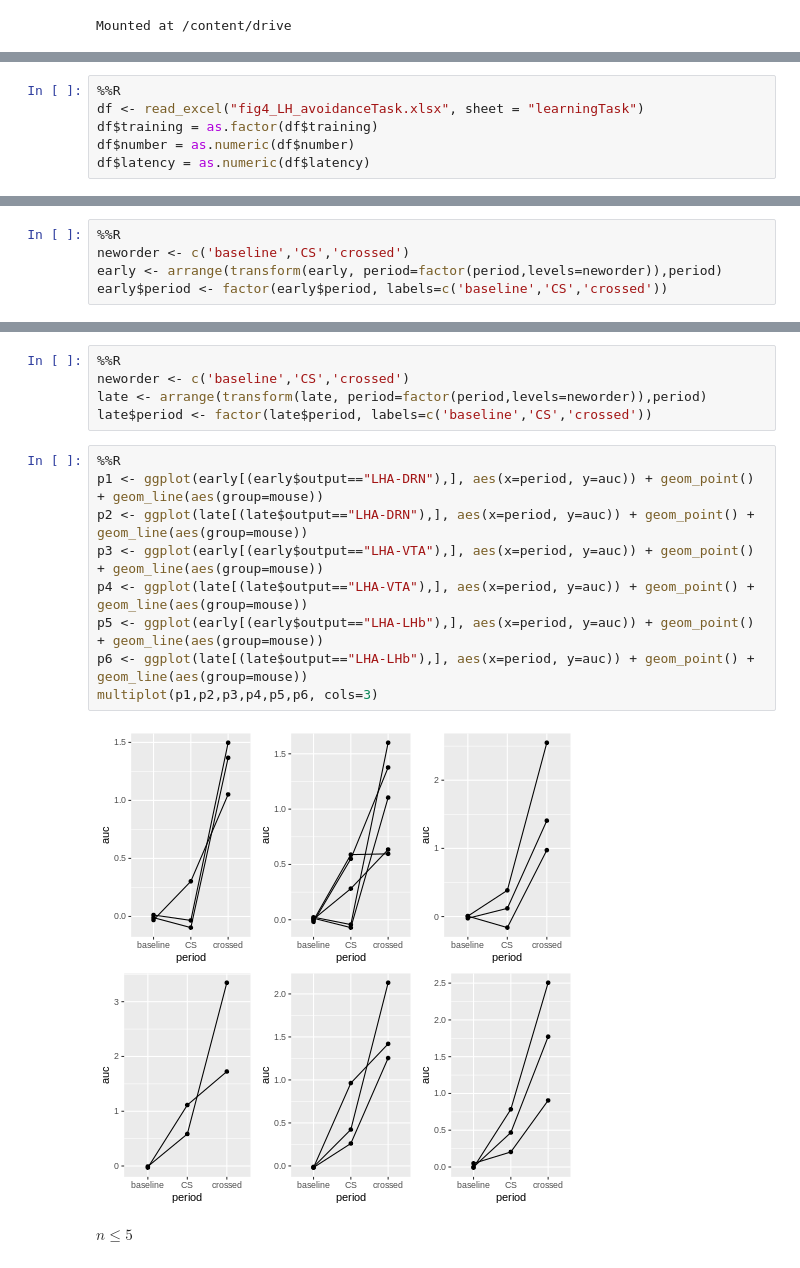
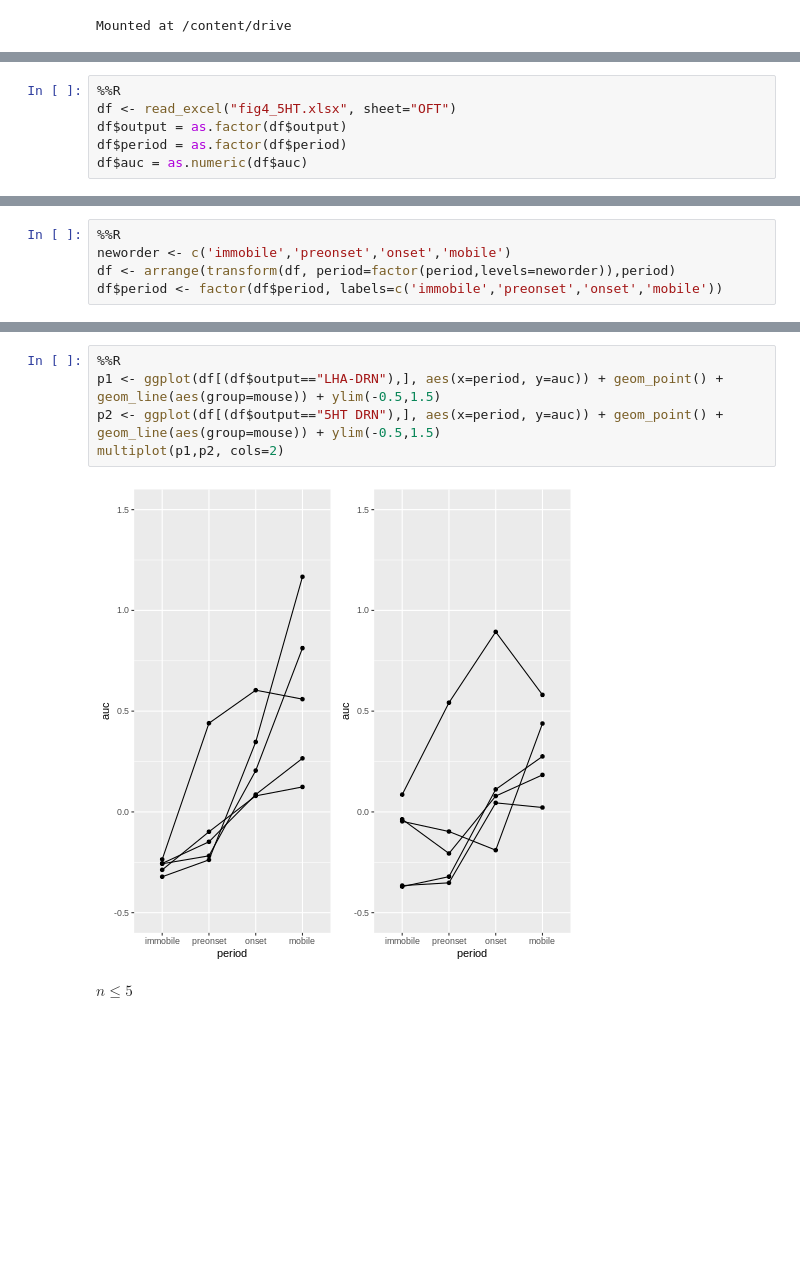
Before and after one commit to katemartian/LHoutputsManuscript, a Jupyter notebook: sourceData/Fig4_stats.ipynb, the cells around one changed output, grey strips where cells are left out. Cells and saved outputs as stored; diff of their text form; blank space fills up the shorter version.

```diff
--- a/sourceData/Fig4_stats.ipynb
+++ b/sourceData/Fig4_stats.ipynb
@@ -51,6 +85,6 @@ Mounted at /content/drive
 # %%
 %%R
-df <- read_excel("fig4_LH_avoidanceTask.xlsx", sheet = "learningTask")
-df$training = as.factor(df$training)
-df$number = as.numeric(df$number)
-df$latency = as.numeric(df$latency)
+df <- read_excel("fig4_5HT.xlsx", sheet="OFT")
+df$output = as.factor(df$output)
+df$period = as.factor(df$period)
+df$auc = as.numeric(df$auc)
@@ -83,5 +91,5 @@ early$auc = as.numeric(early$auc)
 # %%
 %%R
-neworder <- c('baseline','CS','crossed')
-early <- arrange(transform(early, period=factor(period,levels=neworder)),period)
-early$period <- factor(early$period, labels=c('baseline','CS','crossed'))
+neworder <- c('immobile','preonset','onset','mobile')
+df <- arrange(transform(df, period=factor(period,levels=neworder)),period)
+df$period <- factor(df$period, labels=c('immobile','preonset','onset','mobile'))
@@ -94,19 +96,10 @@ late$auc = as.numeric(late$auc)
-# %%
-%%R
-neworder <- c('baseline','CS','crossed')
-late <- arrange(transform(late, period=factor(period,levels=neworder)),period)
-late$period <- factor(late$period, labels=c('baseline','CS','crossed'))
-# %%
-%%R
-p1 <- ggplot(early[(early$output=="LHA-DRN"),], aes(x=period, y=auc)) + geom_point() + geom_line(aes(group=mouse))
-p2 <- ggplot(late[(late$output=="LHA-DRN"),], aes(x=period, y=auc)) + geom_point() + geom_line(aes(group=mouse))
-p3 <- ggplot(early[(early$output=="LHA-VTA"),], aes(x=period, y=auc)) + geom_point() + geom_line(aes(group=mouse))
-p4 <- ggplot(late[(late$output=="LHA-VTA"),], aes(x=period, y=auc)) + geom_point() + geom_line(aes(group=mouse))
-p5 <- ggplot(early[(early$output=="LHA-LHb"),], aes(x=period, y=auc)) + geom_point() + geom_line(aes(group=mouse))
-p6 <- ggplot(late[(late$output=="LHA-LHb"),], aes(x=period, y=auc)) + geom_point() + geom_line(aes(group=mouse))
-multiplot(p1,p2,p3,p4,p5,p6, cols=3)
-# %% [output]
-[figure, removed]
+# %%
+%%R
+p1 <- ggplot(df[(df$output=="LHA-DRN"),], aes(x=period, y=auc)) + geom_point() + geom_line(aes(group=mouse)) + ylim(-0.5,1.5)
+p2 <- ggplot(df[(df$output=="5HT DRN"),], aes(x=period, y=auc)) + geom_point() + geom_line(aes(group=mouse)) + ylim(-0.5,1.5)
+multiplot(p1,p2, cols=2)
+# %% [output]
+[figure, added]
 # %% [markdown]
 $n \le 5$
 # %% [markdown]
```
Also changed, not shown: parts of 110 cells of this notebook.
